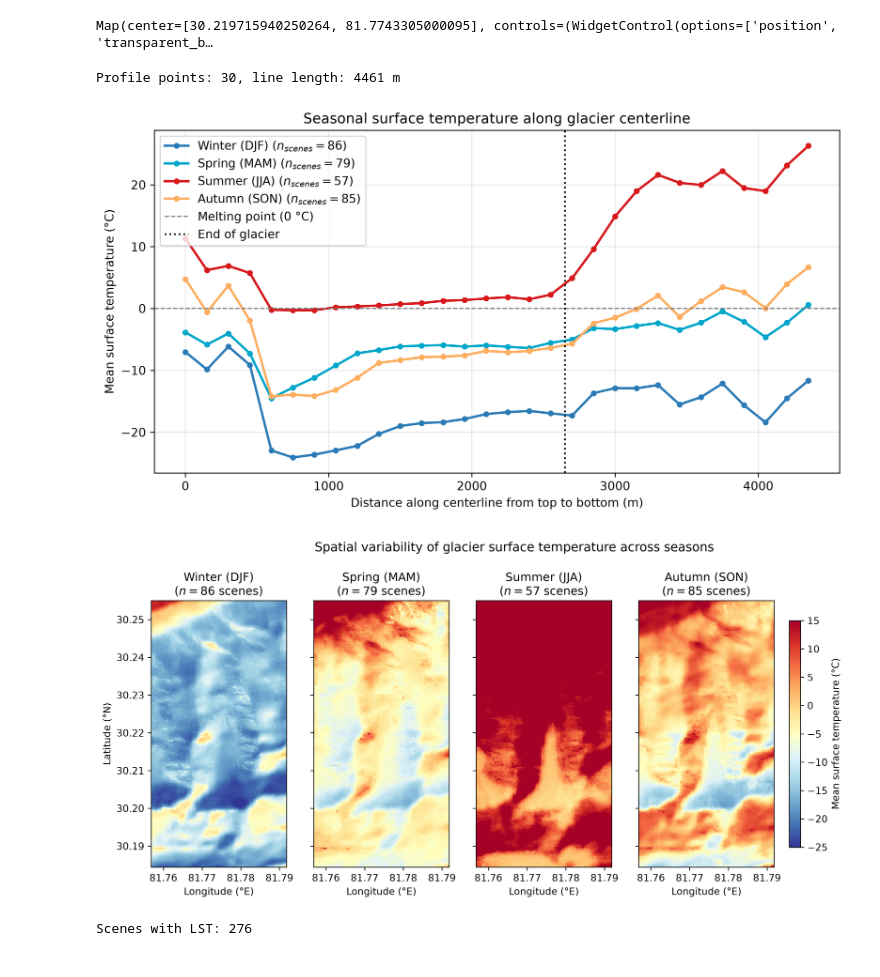
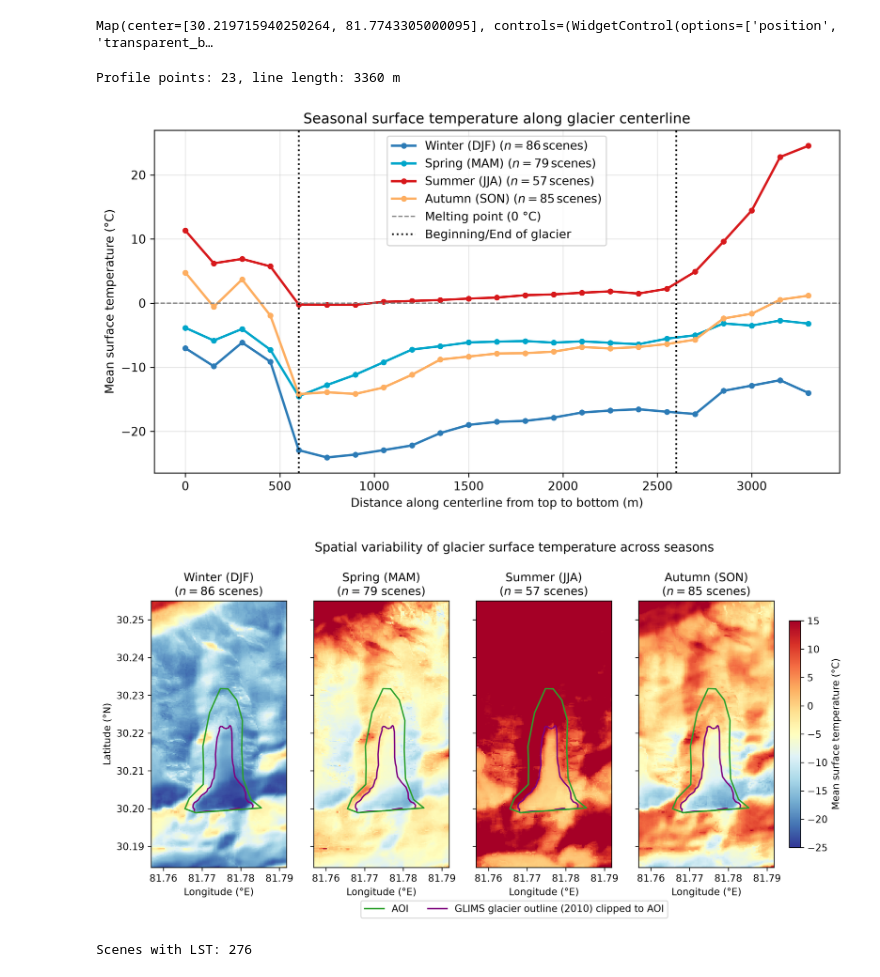
Before and after one commit to jgnnfw/EO_Cryosphere, a Jupyter notebook: main.ipynb, the cells around one changed output. Cells and saved outputs as stored; diff of their text form; code cells hidden in the pictures.

Commit message:
plot aoi and glims to figure

```diff
--- a/main.ipynb
+++ b/main.ipynb
@@ -170,15 +170,15 @@ Using default centerline.
 Map(center=[30.219715940250264, 81.7743305000095], controls=(WidgetControl(options=['position', 'transparent_b…
 # %%
 profile_df = gl.temp_profile(stack, line, step_m=150, debug=DEBUG)
-fig_profile = pl.plot_gst_line_profile(profile_df, n_season, glacier_beginning_m=550, glacier_end_m=2600)
+fig_profile = pl.plot_gst_line_profile(profile_df, n_season, glacier_beginning_m=600, glacier_end_m=2600)
 # %% [output]
-Profile points: 30, line length: 4461 m
+Profile points: 23, line length: 3360 m
-[figure, old version]
+[figure, new version]
 # %%
 arrays = gl.season_arrays(stack, BBOX)
-fig_spatial = pl.plot_gst_line_seasons(arrays, gl.roi_extent(BBOX), n_season, aoi=AOI)
+fig_spatial = pl.plot_gst_line_seasons(arrays, gl.roi_extent(BBOX), n_season, aoi=AOI, glims=glims)
 # %% [output]
-[figure, old version]
+[figure, new version]
 # %%
 scene_df = gl.scene_temp_table(lst, ipf.study_region(AOI, glacier_glims_geom), debug=DEBUG)
 fit_df, curve_df, stats = gl.fit_temp_trend(scene_df)
```
Also changed, not shown: parts of 3 cells of this notebook, 4 other files.
